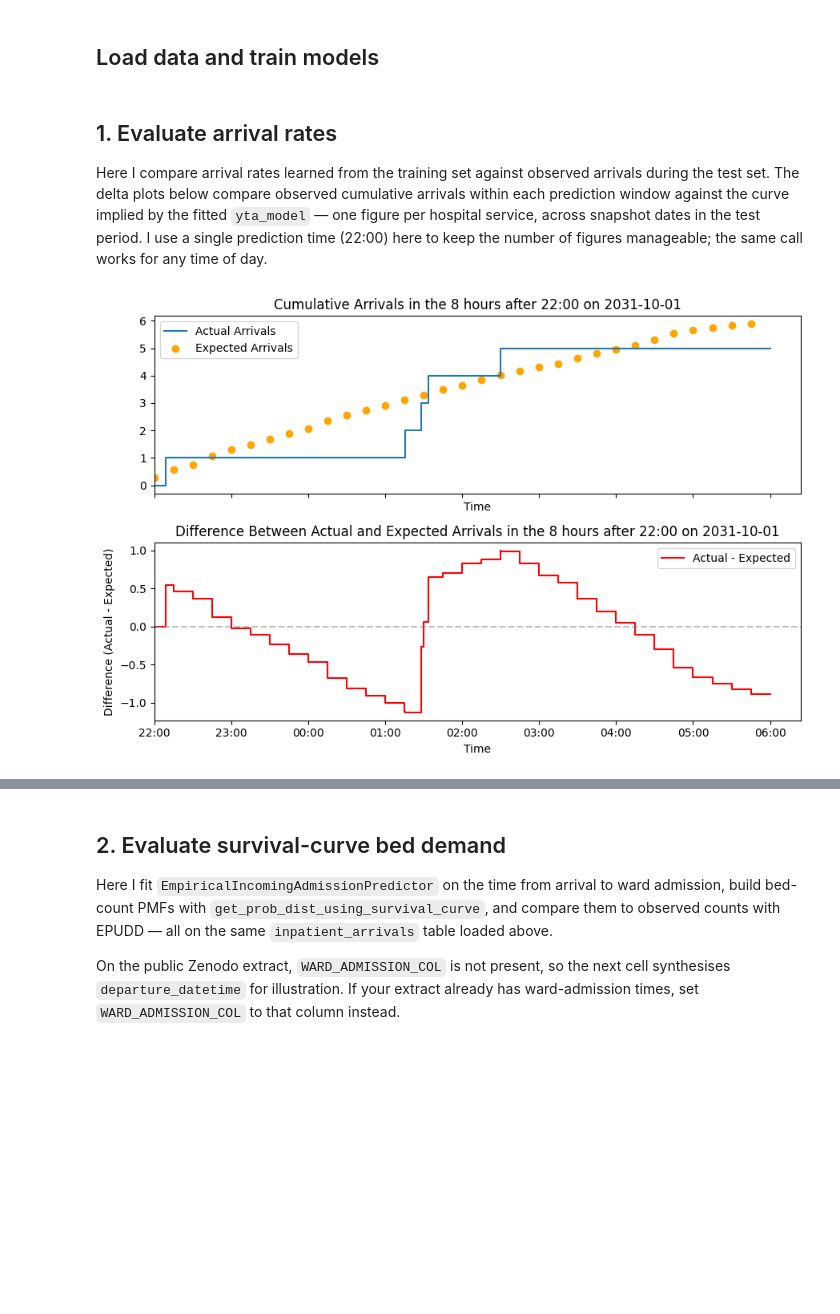
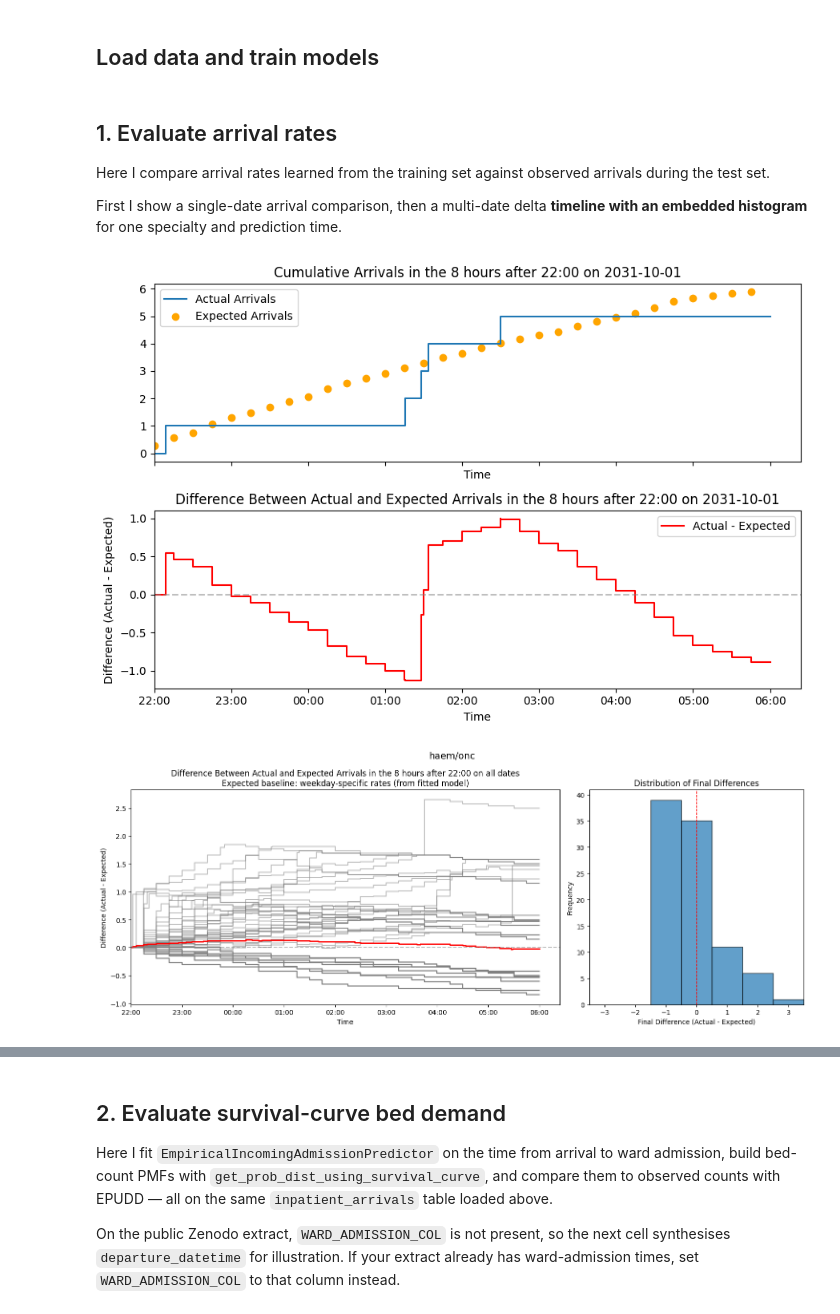
Before and after one commit to UCL-CORU/patientflow, a Jupyter notebook: notebooks/3f_Evaluate_demand_predictions_for_patients_yet_to_arrive.ipynb, the cells around one changed output, grey strips where cells are left out. Drawn from its saved outputs; the diff is of its cells as text; code cells hidden in the pictures; blank space fills up the shorter version.

```diff
--- a/notebooks/3f_Evaluate_demand_predictions_for_patients_yet_to_arrive.ipynb
+++ b/notebooks/3f_Evaluate_demand_predictions_for_patients_yet_to_arrive.ipynb
@@ -70,22 +70,41 @@ test_snapshot_dates = [
 # %% [markdown]
 ## 1. Evaluate arrival rates
 
-Here I compare arrival rates learned from the training set against observed arrivals during the test set. The delta plots below compare observed cumulative arrivals within each prediction window against the curve implied by the fitted `yta_model` — one figure per hospital service, across snapshot dates in the test period. I use a single prediction time (22:00) here to keep the number of figures manageable; the same call works for any time of day.
+Here I compare arrival rates learned from the training set against observed arrivals during the test set.
+
+First I show a single-date arrival comparison, then a multi-date delta **timeline with an embedded histogram** for one specialty and prediction time.
 # %%
 from patientflow.viz.observed_against_expected import (
     plot_arrival_delta_single_instance,
+    plot_arrival_delta_timelines,
     plot_arrival_deltas,
 )
 
 plot_arrival_delta_single_instance(
     test_inpatient_arrivals_df,
     prediction_time=(22, 0),
     snapshot_date=start_test_set,
     show_delta=True,
     prediction_window=prediction_window,
     yta_time_interval=yta_time_interval,
     fig_size=(9, 3),
     show=True,
 )
+
+example_specialty = sorted(yta_model.weights.keys())[0]
+plot_arrival_delta_timelines(
+    test_inpatient_arrivals_df[
+        test_inpatient_arrivals_df["specialty"] == example_specialty
+    ],
+    prediction_time=(22, 0),
+    snapshot_dates=test_snapshot_dates,
+    prediction_window=prediction_window,
+    yta_time_interval=yta_time_interval,
+    arrival_rate_model=yta_model,
+    filter_key=example_specialty,
+    suptitle=example_specialty,
+    show=True,
+)
 # %% [output]
 [figure]
+[figure, added]
```
Also changed, not shown: parts of 3 cells of this notebook, 14 other files.
